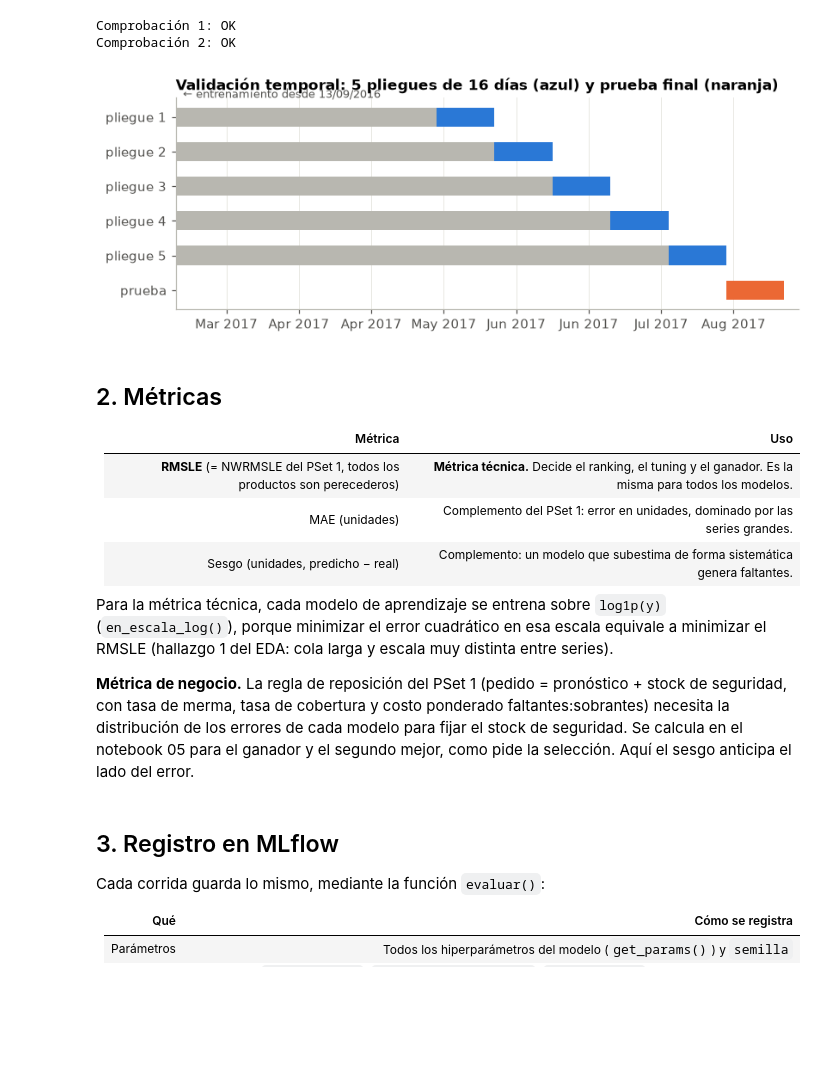
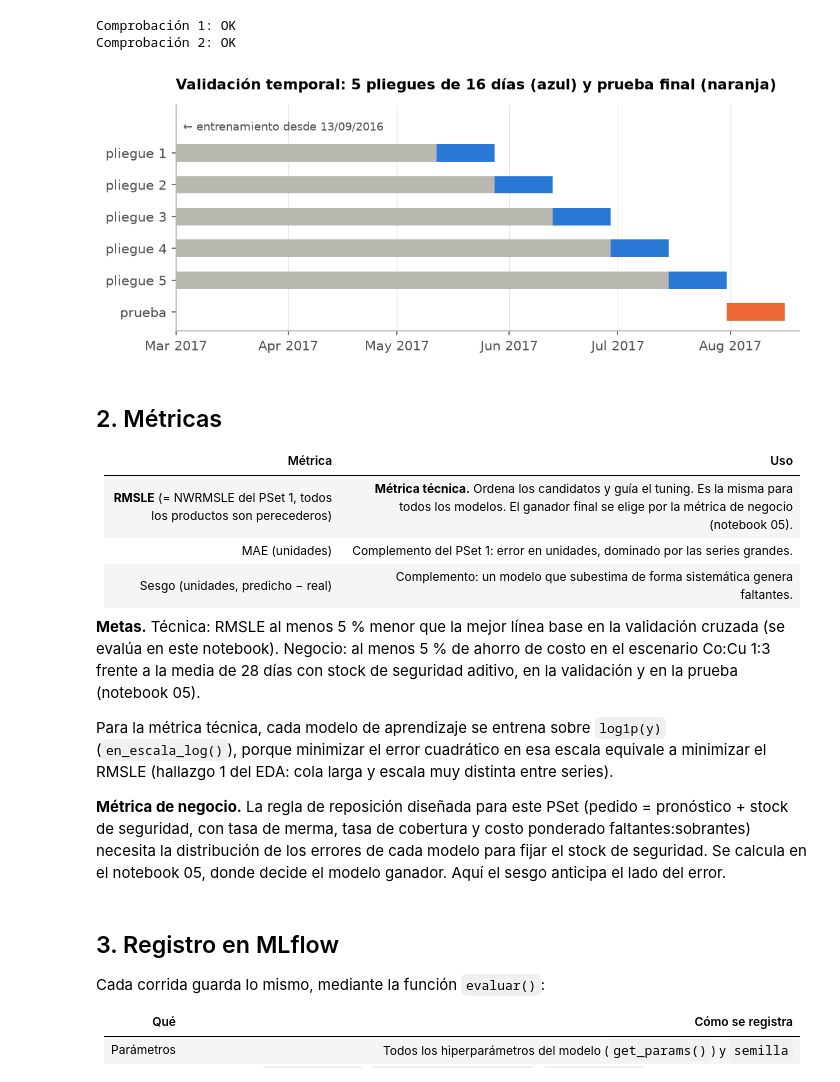
Before and after one commit to Livianita/PSet3_Rojas_Barazarte, a Jupyter notebook: notebooks/03_baseline_candidatos.ipynb, the cells around one changed output. Cells and saved outputs as stored; diff of their text form; code cells hidden in the pictures; blank space fills up the shorter version.

```diff
--- a/notebooks/03_baseline_candidatos.ipynb
+++ b/notebooks/03_baseline_candidatos.ipynb
@@ -139,42 +139,47 @@ comprobar(2, pd.Timestamp(tabla_pliegues['valida_hasta'].iloc[-1]) == pd.Timesta
 Comprobación 1: OK
 Comprobación 2: OK
 # %%
-fig, ax = plt.subplots(figsize=(8.5, 2.9))
+fig, ax = plt.subplots(figsize=(8.5, 3.1))
 for i, f in tabla_pliegues.iterrows():
     inicio_ent = mdates.date2num(pd.Timestamp(f['entrena_desde']))
     inicio_val = mdates.date2num(pd.Timestamp(f['valida_desde']))
     ax.barh(i, inicio_val - inicio_ent, left=inicio_ent, height=0.55, color=GRIS)
     ax.barh(i, HORIZONTE, left=inicio_val, height=0.55, color=AZUL)
 ax.barh(6, HORIZONTE, left=mdates.date2num(pd.Timestamp(INICIO_PRUEBA)), height=0.55, color=NARANJA)
 ax.set_yticks(range(1, 7), [f'pliegue {i}' for i in range(1, 6)] + ['prueba'])
-ax.invert_yaxis()
+ax.set_ylim(6.6, -0.5)  # eje invertido con una fila libre arriba para la nota
+ax.xaxis.set_major_locator(mdates.MonthLocator())
 ax.xaxis.set_major_formatter(mdates.DateFormatter('%b %Y'))
 ax.set_xlim(mdates.date2num(pd.Timestamp('2017-03-01')), mdates.date2num(pd.Timestamp('2017-08-20')))
-ax.text(mdates.date2num(pd.Timestamp('2017-03-03')), 0.35, '← entrenamiento desde 13/09/2016',
+ax.text(mdates.date2num(pd.Timestamp('2017-03-03')), 0.2, '← entrenamiento desde 13/09/2016',
         fontsize=8.5, color=TINTA_2, va='center')
-ax.set_title('Validación temporal: 5 pliegues de 16 días (azul) y prueba final (naranja)')
+ax.set_title('Validación temporal: 5 pliegues de 16 días (azul) y prueba final (naranja)', pad=12)
 ax.grid(axis='y', visible=False)
 fig.savefig(f'{FIGURAS}/validacion_pliegues.png')
 plt.show()
 # %% [output]
-[figure, old version]
+[figure, new version]
 # %% [markdown]
 ## 2. Métricas
 
 | Métrica | Uso |
 |---|---|
-| **RMSLE** (= NWRMSLE del PSet 1, todos los productos son perecederos) | **Métrica técnica.** Decide el ranking, el tuning y el ganador. Es la misma para todos los modelos. |
+| **RMSLE** (= NWRMSLE del PSet 1, todos los productos son perecederos) | **Métrica técnica.** Ordena los candidatos y guía el tuning. Es la misma para todos los modelos. El ganador final se elige por la métrica de negocio (notebook 05). |
 | MAE (unidades) | Complemento del PSet 1: error en unidades, dominado por las series grandes. |
 | Sesgo (unidades, predicho − real) | Complemento: un modelo que subestima de forma sistemática genera faltantes. |
+
+**Metas.** Técnica: RMSLE al menos 5 % menor que la mejor línea base en la validación cruzada (se evalúa en este notebook).
+Negocio: al menos 5 % de ahorro de costo en el escenario Co:Cu 1:3 frente a la media de 28 días con stock de seguridad aditivo,
+en la validación y en la prueba (notebook 05).
 
 Para la métrica técnica, cada modelo de aprendizaje se entrena sobre `log1p(y)`
 (`en_escala_log()`), porque minimizar el error cuadrático en esa escala equivale a minimizar el
 RMSLE (hallazgo 1 del EDA: cola larga y escala muy distinta entre series).
 
-**Métrica de negocio.** La regla de reposición del PSet 1 (pedido = pronóstico + stock de seguridad,
+**Métrica de negocio.** La regla de reposición diseñada para este PSet (pedido = pronóstico + stock de seguridad,
 con tasa de merma, tasa de cobertura y costo ponderado faltantes:sobrantes) necesita la distribución
-de los errores de cada modelo para fijar el stock de seguridad. Se calcula en el notebook 05 para
-el ganador y el segundo mejor, como pide la selección. Aquí el sesgo anticipa el lado del error.
+de los errores de cada modelo para fijar el stock de seguridad. Se calcula en el notebook 05, donde
+decide el modelo ganador. Aquí el sesgo anticipa el lado del error.
 # %% [markdown]
 ## 3. Registro en MLflow
 
```
Also changed, not shown: parts of 13 cells of this notebook, 20 other files.
